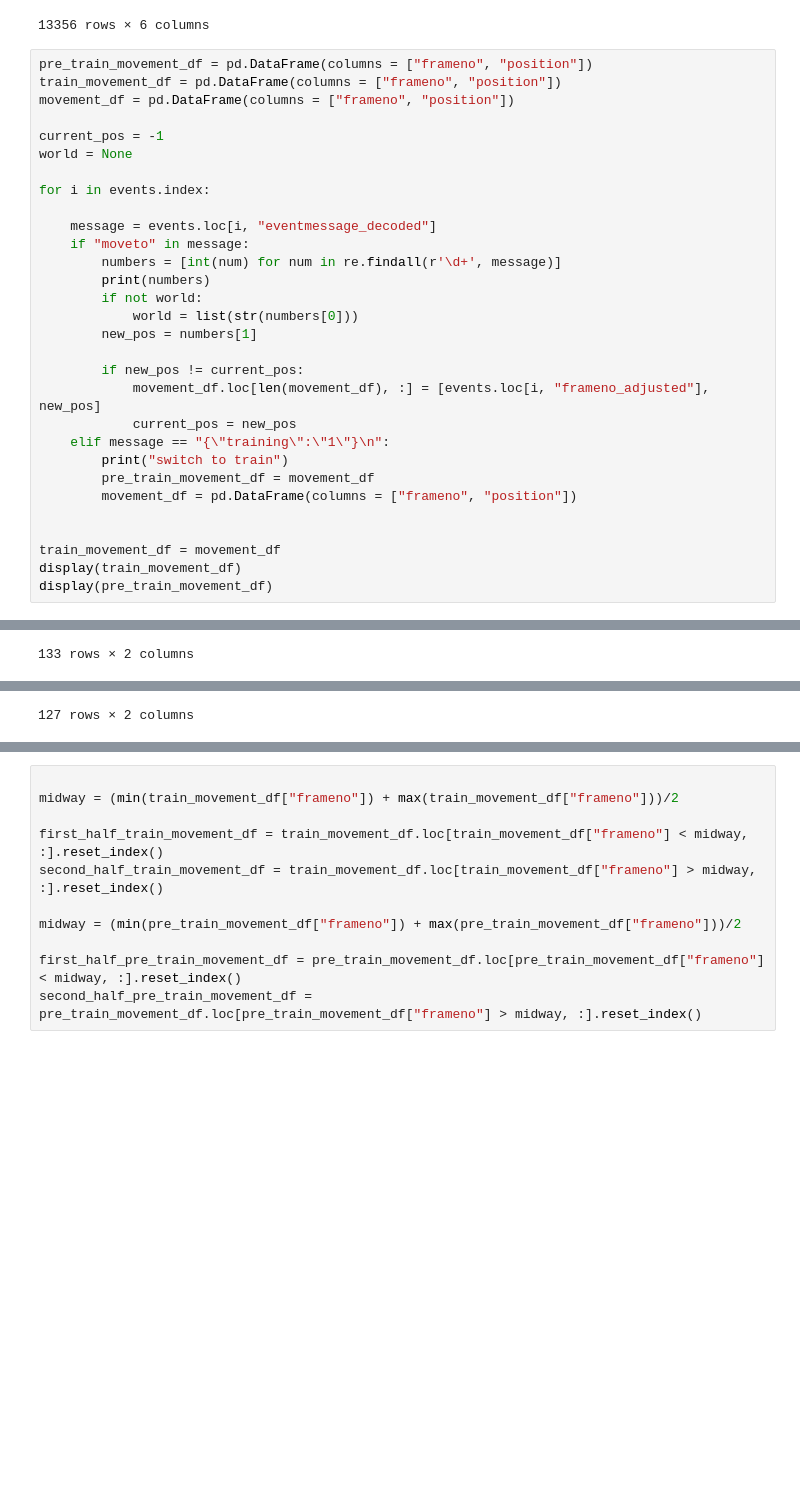
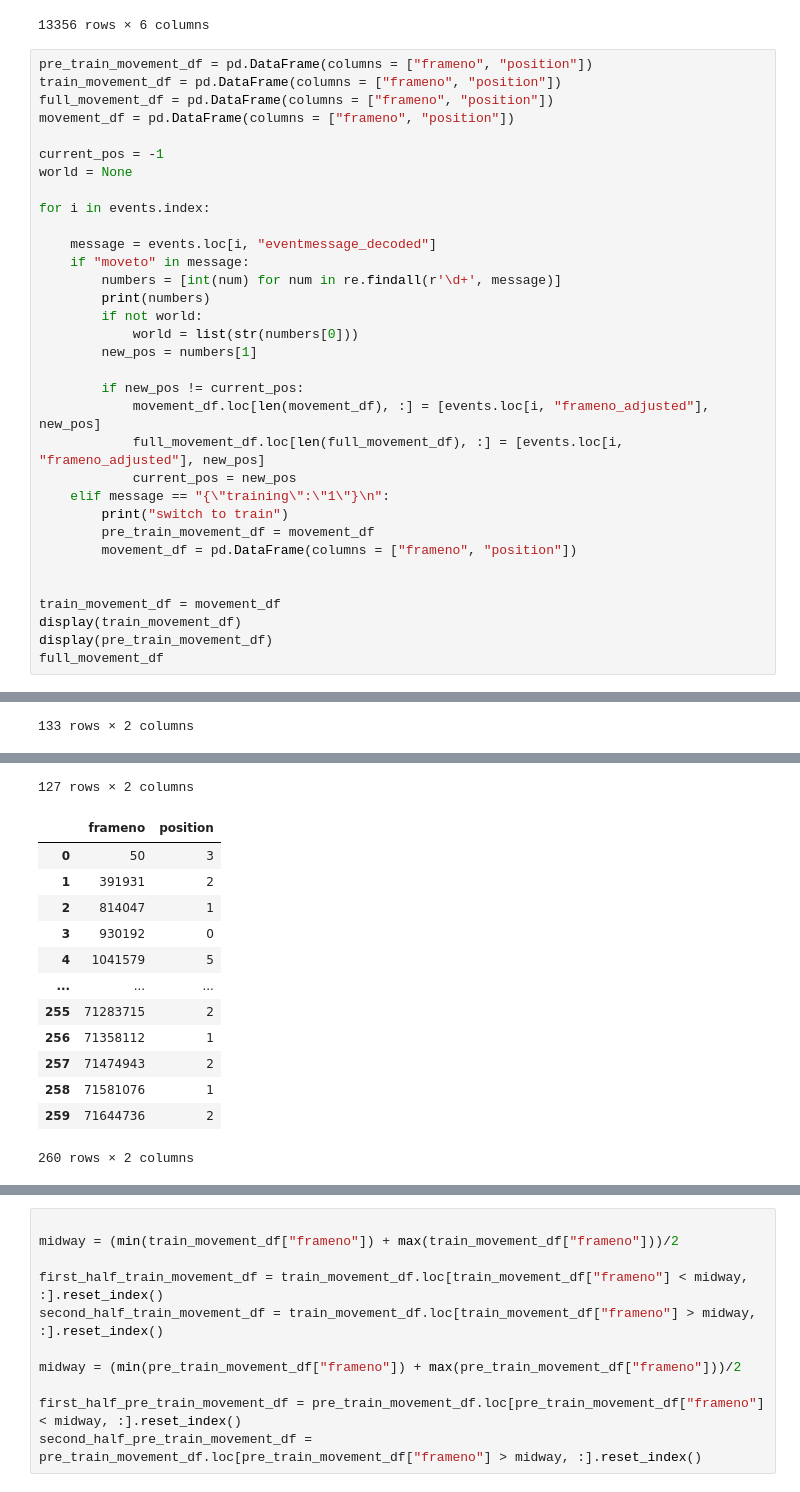
Before and after one commit to Holistic-Agential-Learning/HAL, a Jupyter notebook: analysis/mouse_1d_analysis 20min.ipynb, the cells around one changed output, grey strips where cells are left out. Drawn from its saved outputs; the diff is of its cells as text; blank space fills up the shorter version.

```diff
--- a/analysis/mouse_1d_analysis 20min.ipynb
+++ b/analysis/mouse_1d_analysis 20min.ipynb
@@ -32,6 +36,7 @@ events
 # %%
 pre_train_movement_df = pd.DataFrame(columns = ["frameno", "position"])
 train_movement_df = pd.DataFrame(columns = ["frameno", "position"])
+full_movement_df = pd.DataFrame(columns = ["frameno", "position"])
 movement_df = pd.DataFrame(columns = ["frameno", "position"])
 
 current_pos = -1
@@ -49,6 +54,7 @@ for i in events.index:
 
         if new_pos != current_pos:
             movement_df.loc[len(movement_df), :] = [events.loc[i, "frameno_adjusted"], new_pos]
+            full_movement_df.loc[len(full_movement_df), :] = [events.loc[i, "frameno_adjusted"], new_pos]
             current_pos = new_pos
     elif message == "{\"training\":\"1\"}\n":
         print("switch to train")
@@ -59,6 +65,7 @@ for i in events.index:
 train_movement_df = movement_df
 display(train_movement_df)
 display(pre_train_movement_df)
+full_movement_df
 # %% [output]
 [100010, 3, 0]
 [100010, 2, 0]
@@ -76,30 +83,43 @@ display(pre_train_movement_df)
 [100010, 1, 0]
 [100010, 2, 0]
 [100010, 1, 0]
 [100010, 2, 0]
 |  | frameno | position |
 | 0 | 36488506 | 0 |
 | 1 | 37095497 | 5 |
 | 2 | 37148581 | 4 |
 | 3 | 37351864 | 5 |
 | 4 | 38467008 | 4 |
 | ... | ... | ... |
 | 128 | 71283715 | 2 |
 | 129 | 71358112 | 1 |
 | 130 | 71474943 | 2 |
 | 131 | 71581076 | 1 |
 | 132 | 71644736 | 2 |
 133 rows × 2 columns
 |  | frameno | position |
 | 0 | 50 | 3 |
 | 1 | 391931 | 2 |
 | 2 | 814047 | 1 |
 | 3 | 930192 | 0 |
 | 4 | 1041579 | 5 |
 | ... | ... | ... |
 | 122 | 34675669 | 5 |
 | 123 | 34717480 | 4 |
 | 124 | 35041079 | 3 |
 | 125 | 35058361 | 2 |
 | 126 | 35813763 | 1 |
 127 rows × 2 columns
+|  | frameno | position |
+| 0 | 50 | 3 |
+| 1 | 391931 | 2 |
+| 2 | 814047 | 1 |
+| 3 | 930192 | 0 |
+| 4 | 1041579 | 5 |
+| ... | ... | ... |
+| 255 | 71283715 | 2 |
+| 256 | 71358112 | 1 |
+| 257 | 71474943 | 2 |
+| 258 | 71581076 | 1 |
+| 259 | 71644736 | 2 |
+260 rows × 2 columns
```
Also changed, not shown: parts of 4 cells of this notebook, 3 other files.
